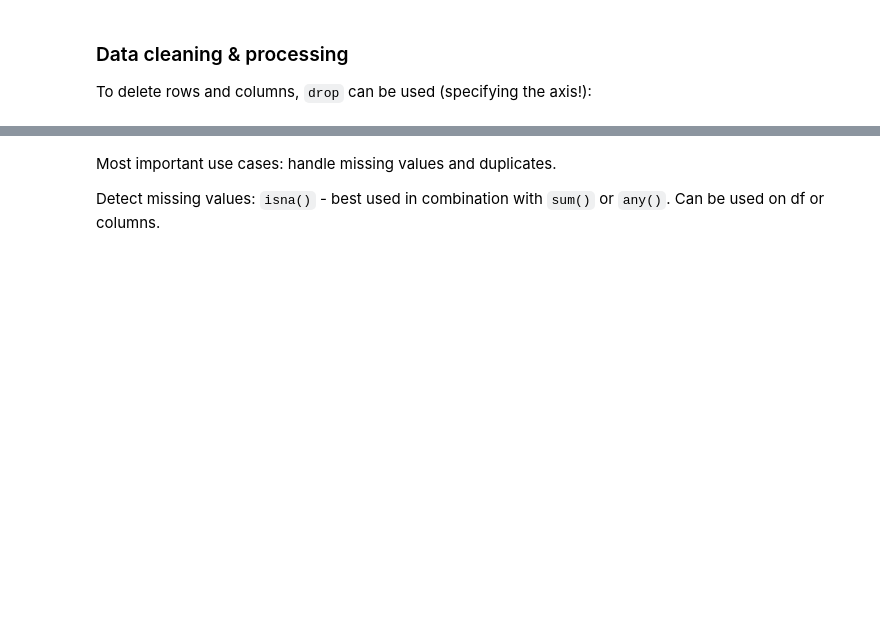
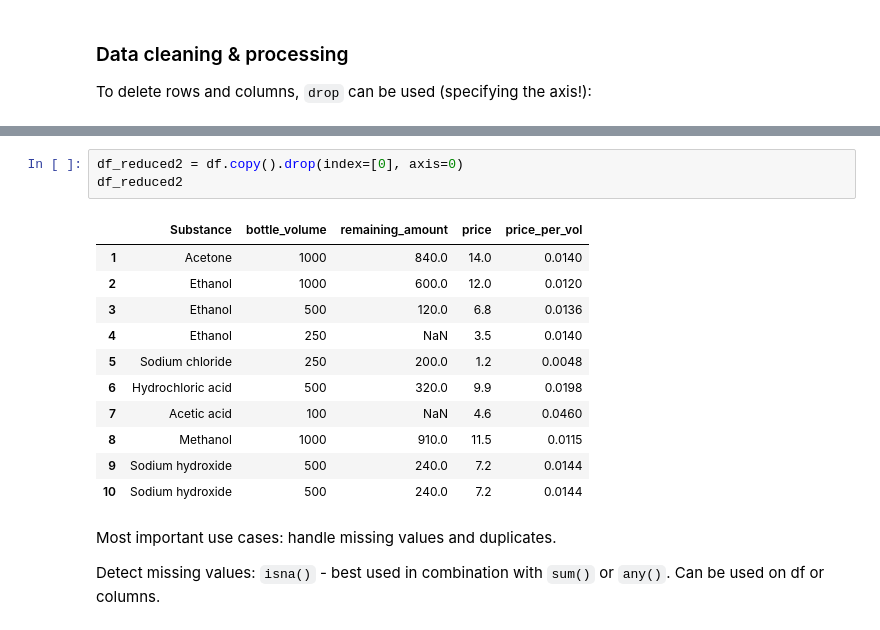
Before and after one commit to richard-k99/DSA104_fork, a Jupyter notebook: lectures/session02/material/pd-demo.ipynb, the cells around one changed output, grey strips where cells are left out. Cells and saved outputs as stored; diff of their text form; blank space fills up the shorter version.

```diff
--- a/lectures/session02/material/pd-demo.ipynb
+++ b/lectures/session02/material/pd-demo.ipynb
@@ -62,3 +164,18 @@ df_reduced
+# %%
+df_reduced2 = df.copy().drop(index=[0], axis=0)
+df_reduced2
+# %% [output]
+|  | Substance | bottle_volume | remaining_amount | price | price_per_vol |
+| 1 | Acetone | 1000 | 840.0 | 14.0 | 0.0140 |
+| 2 | Ethanol | 1000 | 600.0 | 12.0 | 0.0120 |
+| 3 | Ethanol | 500 | 120.0 | 6.8 | 0.0136 |
+| 4 | Ethanol | 250 | NaN | 3.5 | 0.0140 |
+| 5 | Sodium chloride | 250 | 200.0 | 1.2 | 0.0048 |
+| 6 | Hydrochloric acid | 500 | 320.0 | 9.9 | 0.0198 |
+| 7 | Acetic acid | 100 | NaN | 4.6 | 0.0460 |
+| 8 | Methanol | 1000 | 910.0 | 11.5 | 0.0115 |
+| 9 | Sodium hydroxide | 500 | 240.0 | 7.2 | 0.0144 |
+| 10 | Sodium hydroxide | 500 | 240.0 | 7.2 | 0.0144 |
 # %% [markdown]
 Most important use cases: handle missing values and duplicates.
 
```
Also changed, not shown: parts of 22 cells of this notebook, 1 other file.
